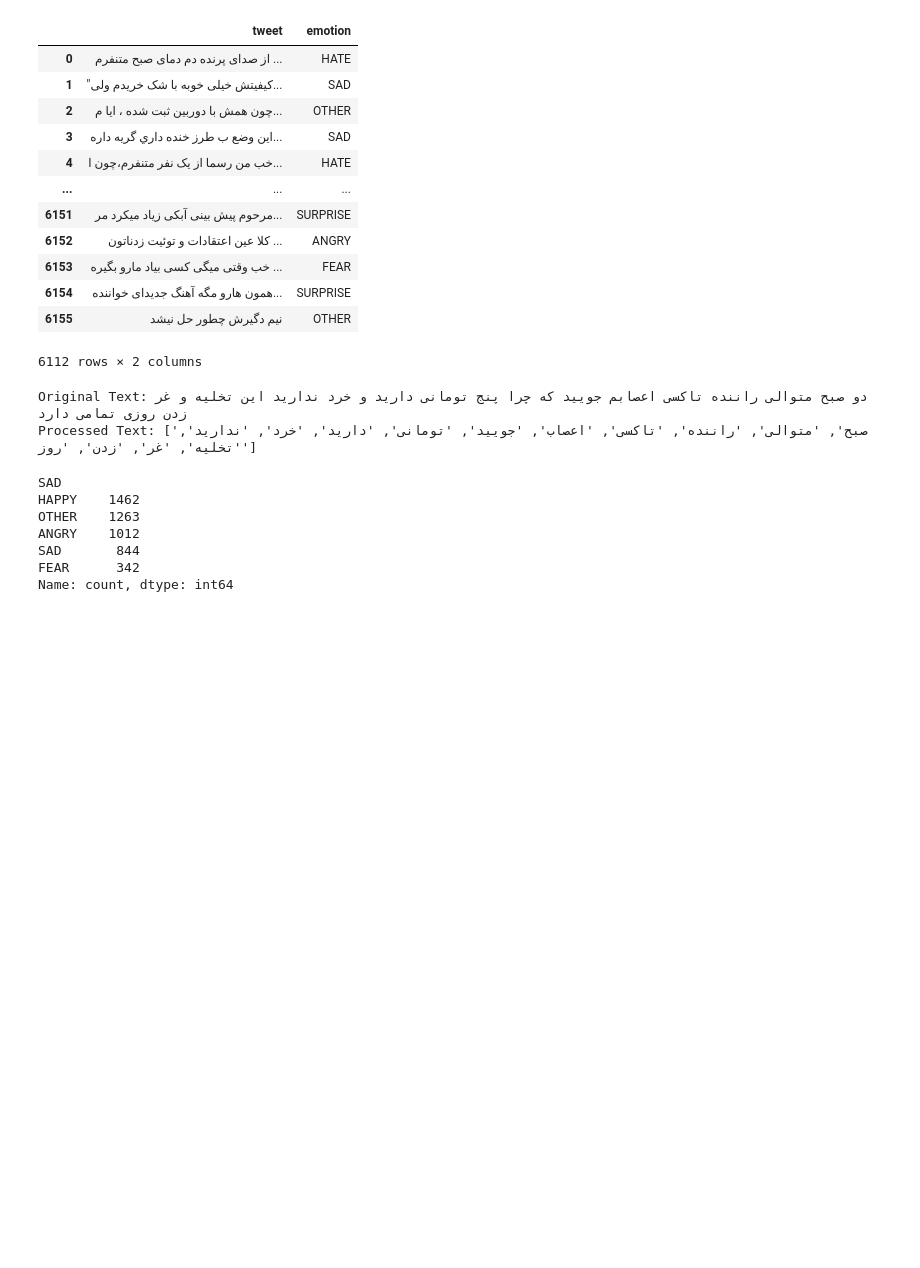
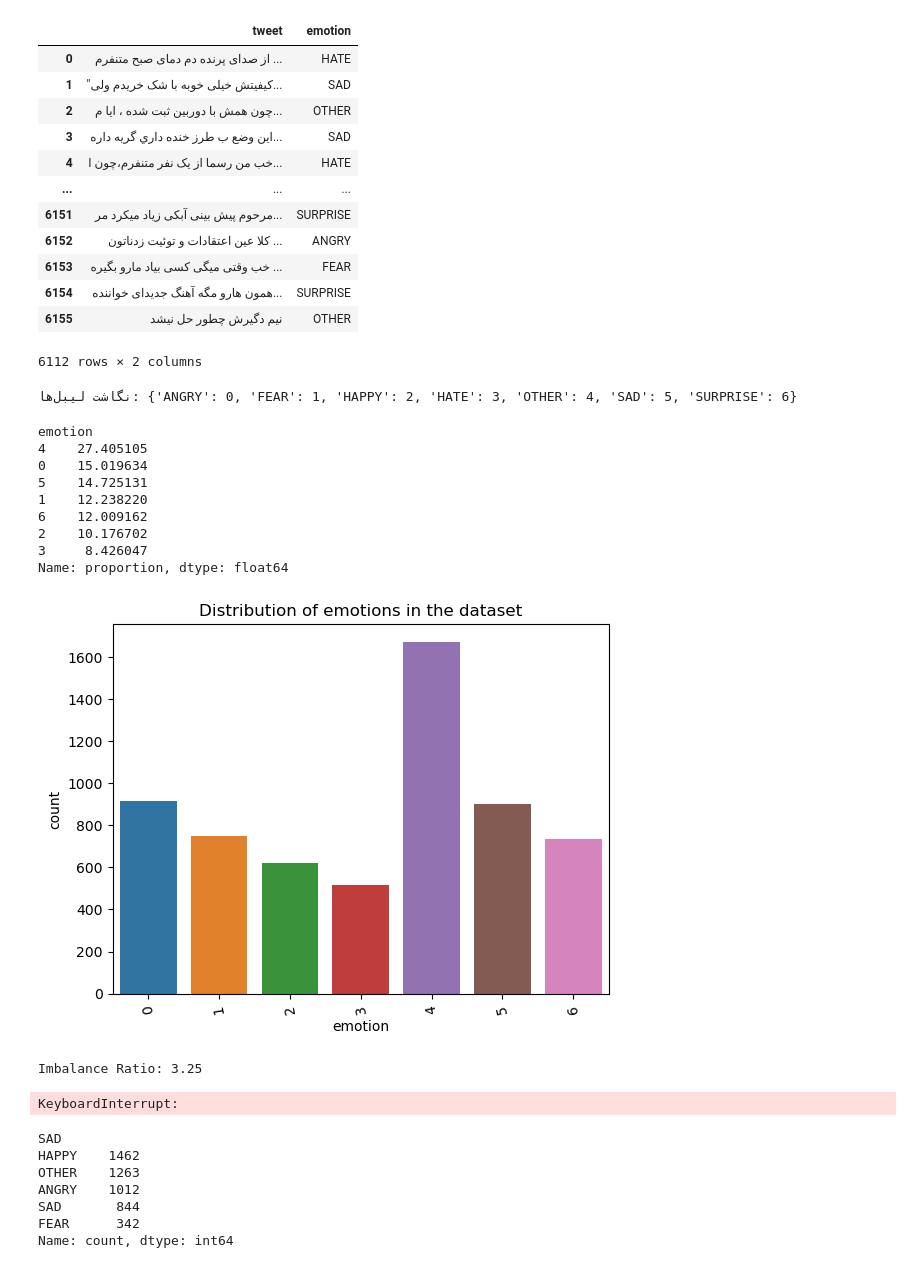
Before and after one commit to HAMIDMOO/Sentiment-Analysis, a Jupyter notebook: sent_analysis.ipynb, the cells around one changed output. Saved outputs shown, nothing was run; the diff lists cells and outputs as text; code cells hidden in the pictures; blank space fills up the shorter version.

```diff
--- a/sent_analysis.ipynb
+++ b/sent_analysis.ipynb
@@ -109,6 +106,62 @@ dtype: int64
 | 6154 | همون هارو مگه آهنگ جدیدای خواننده... | SURPRISE |
 | 6155 | نیم دگیرش چطور حل نیشد | OTHER |
 6112 rows × 2 columns
+# %%
+from sklearn.preprocessing import LabelEncoder
+
+# تبدیل لیبل‌ها به اعداد
+le = LabelEncoder()
+df3['emotion'] = le.fit_transform(df3['emotion'])
+
+# نمایش نگاشت لیبل‌ها
+label_mapping = dict(zip(le.classes_, le.transform(le.classes_)))
+print("نگاشت لیبل‌ها:", label_mapping)
+# %% [output]
+نگاشت لیبل‌ها: {'ANGRY': 0, 'FEAR': 1, 'HAPPY': 2, 'HATE': 3, 'OTHER': 4, 'SAD': 5, 'SURPRISE': 6}
+# %%
+import seaborn as sns
+import matplotlib.pyplot as plt
+
+
+# Distribution of emotions in the dataset
+print(df3["emotion"].value_counts(normalize=True)* 100)
+
+
+# Distribution of emotions in the dataset plot
+sns.countplot(x=df3["emotion"])
+plt.xticks(rotation=100)
+plt.title("Distribution of emotions in the dataset")
+
+plt.show()
+
+
+
+
+# Calculate Imbalance Ratio
+class_counts = df3["emotion"].value_counts()
+max_class = class_counts.max()
+min_class = class_counts.min()
+imbalance_ratio = max_class / min_class
+print(f"Imbalance Ratio: {imbalance_ratio:.2f}")
+# %% [output]
+emotion
+4    27.405105
+0    15.019634
+5    14.725131
+1    12.238220
+6    12.009162
+2    10.176702
+3     8.426047
+Name: proportion, dtype: float64
+[figure, added]
+# %%
+class_counts = df3["emotion"].value_counts()
+max_class = class_counts.max()
+min_class = class_counts.min()
+imbalance_ratio = max_class / min_class
+print(f"Imbalance Ratio: {imbalance_ratio:.2f}")
+# %% [output]
+Imbalance Ratio: 3.25
 # %%
 import re
 def clean_text(text):
@@ -221,8 +274,7 @@ if __name__ == "__main__":
     print("Original Text:", sample_text)
     print("Processed Text:", processed_text)
 # %% [output]
-Original Text: دو صبح متوالی راننده تاکسی اعصابم جویید که چرا پنج تومانی دارید و خرد ندارید این تخلیه و غر زدن روزی تمامی دارد
-Processed Text: ['صبح', 'متوالی', 'راننده', 'تاکسی', 'اعصاب', 'جویید', 'تومانی', 'دارید', 'خرد', 'ندارید', 'تخلیه', 'غر', 'زدن', 'روز']
+KeyboardInterrupt:
 # %%
 # df3["clean_text"] = df3["clean_text"].apply(preprocessing)
 # %%
```
Also changed, not shown: parts of 1 cell of this notebook, 1 other file.
